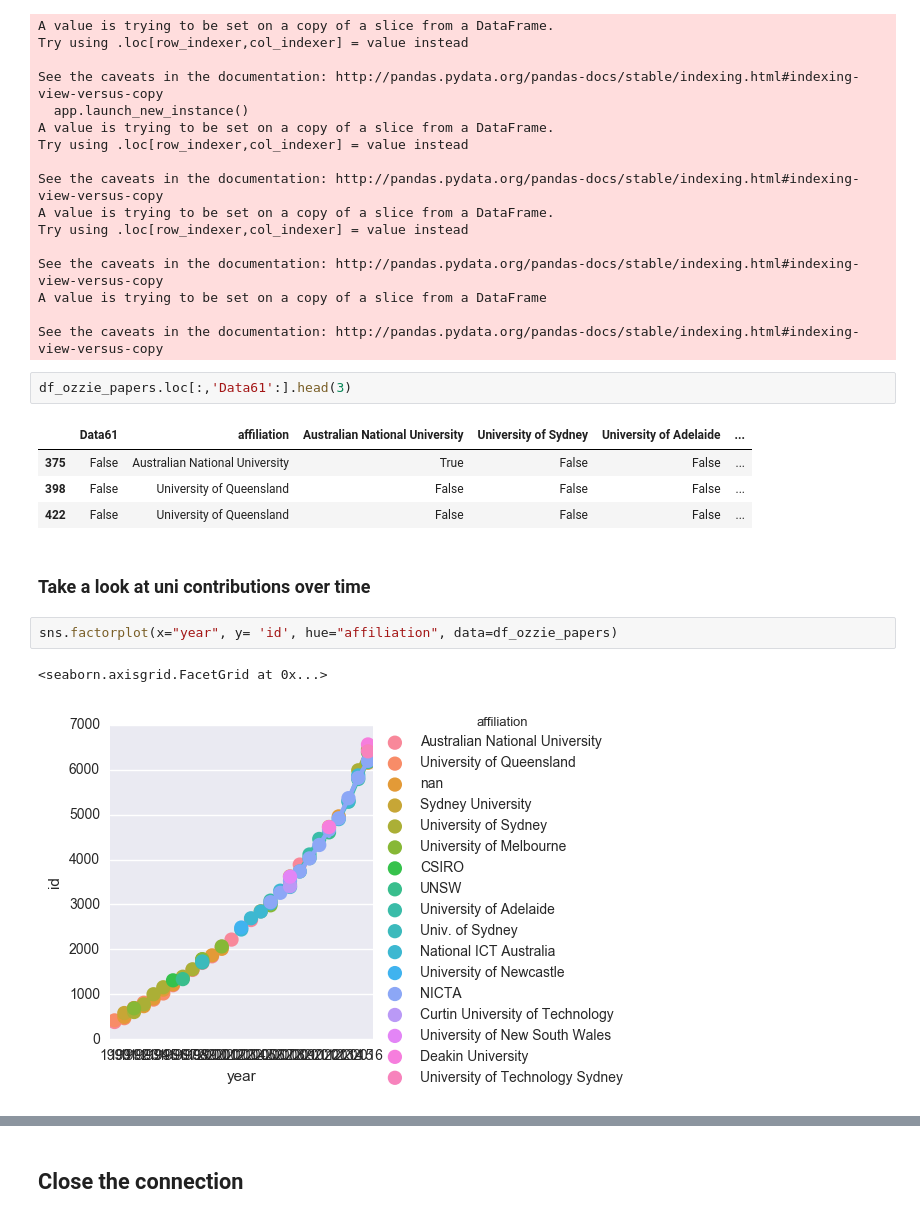
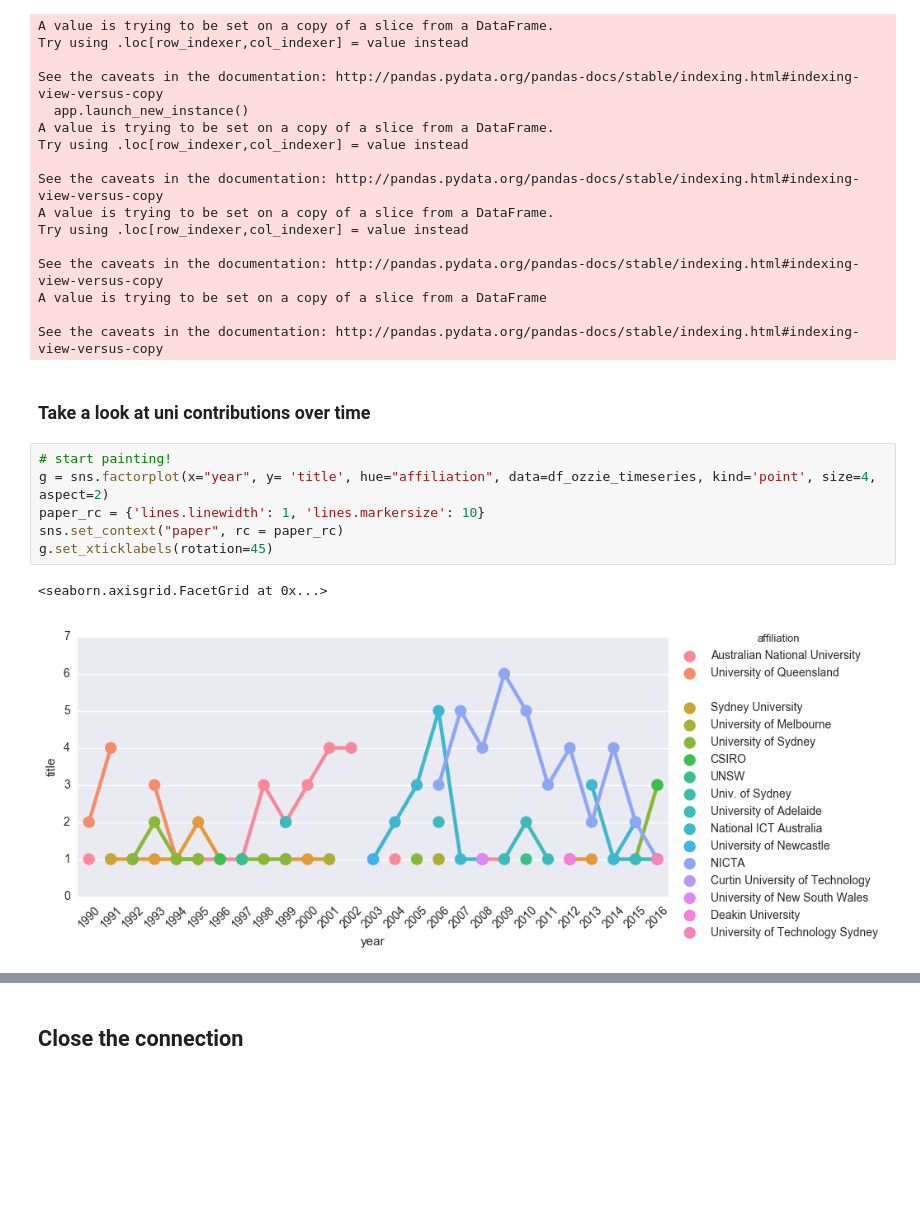
Before and after one commit to vivekbharadwaj/nips_papers_analysis, a Jupyter notebook: NOTEBOOKS/00_nips_analysis.ipynb, the cells around one changed output, grey strips where cells are left out. Drawn from its saved outputs; the diff is of its cells as text; blank space fills up the shorter version.

Commit message:
dirty analysis of number of papers published by different unis

```diff
--- a/NOTEBOOKS/00_nips_analysis.ipynb
+++ b/NOTEBOOKS/00_nips_analysis.ipynb
@@ -480,17 +483,14 @@ See the caveats in the documentation: http://pandas.pydata.org/pandas-docs/stabl
 A value is trying to be set on a copy of a slice from a DataFrame
 
 See the caveats in the documentation: http://pandas.pydata.org/pandas-docs/stable/indexing.html#indexing-view-versus-copy
-# %%
-df_ozzie_papers.loc[:,'Data61':].head(3)
-# %% [output]
-|  | Data61 | affiliation | Australian National University | University of Sydney | University of Adelaide | ... |
-| 375 | False | Australian National University | True | False | False | ... |
-| 398 | False | University of Queensland | False | False | False | ... |
-| 422 | False | University of Queensland | False | False | False | ... |
 # %% [markdown]
 ### Take a look at uni contributions over time
-# %%
-sns.factorplot(x="year", y= 'id', hue="affiliation", data=df_ozzie_papers)
-# %% [output]
-<seaborn.axisgrid.FacetGrid at 0x...>
-[figure, removed]
+# %%
+# start painting!
+g = sns.factorplot(x="year", y= 'title', hue="affiliation", data=df_ozzie_timeseries, kind='point', size=4, aspect=2)
+paper_rc = {'lines.linewidth': 1, 'lines.markersize': 10}
+sns.set_context("paper", rc = paper_rc)
+g.set_xticklabels(rotation=45)
+# %% [output]
+<seaborn.axisgrid.FacetGrid at 0x...>
+[figure, added]
```
Also changed, not shown: parts of 7 cells of this notebook.
